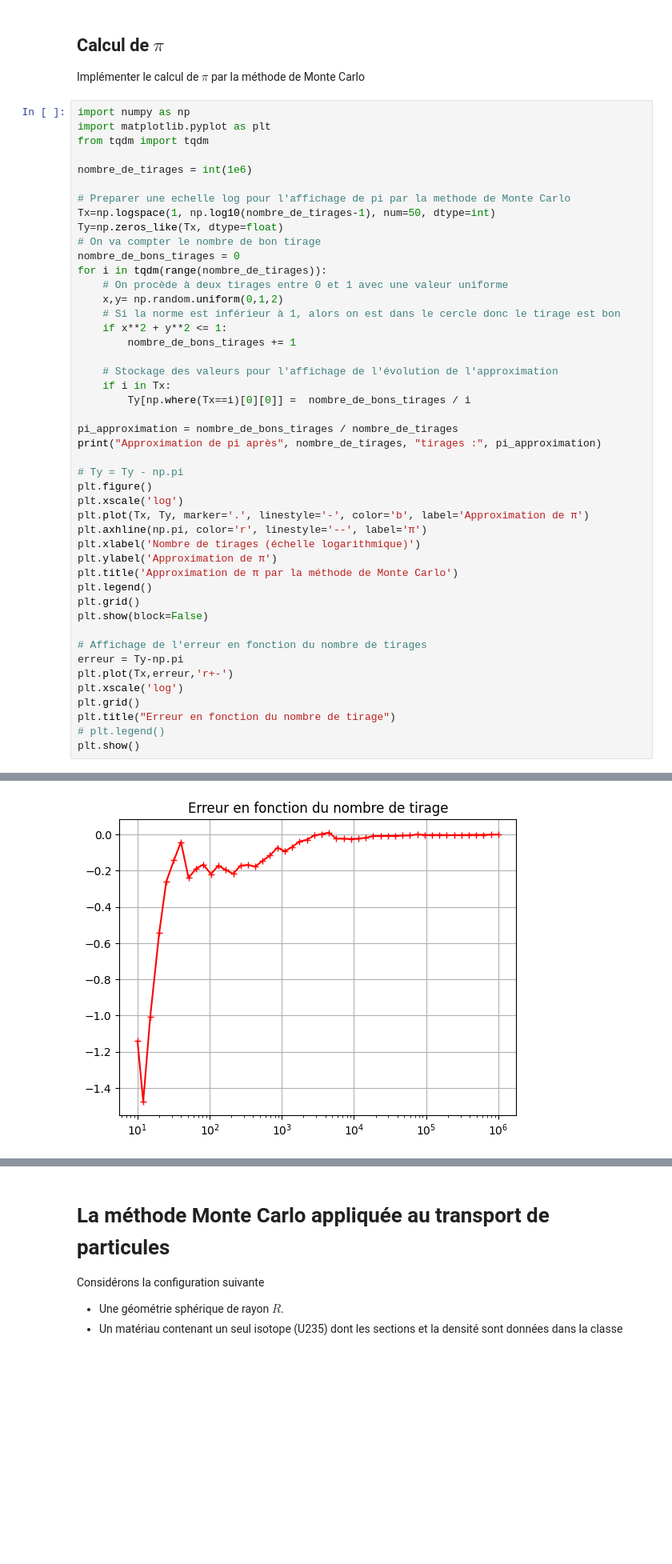
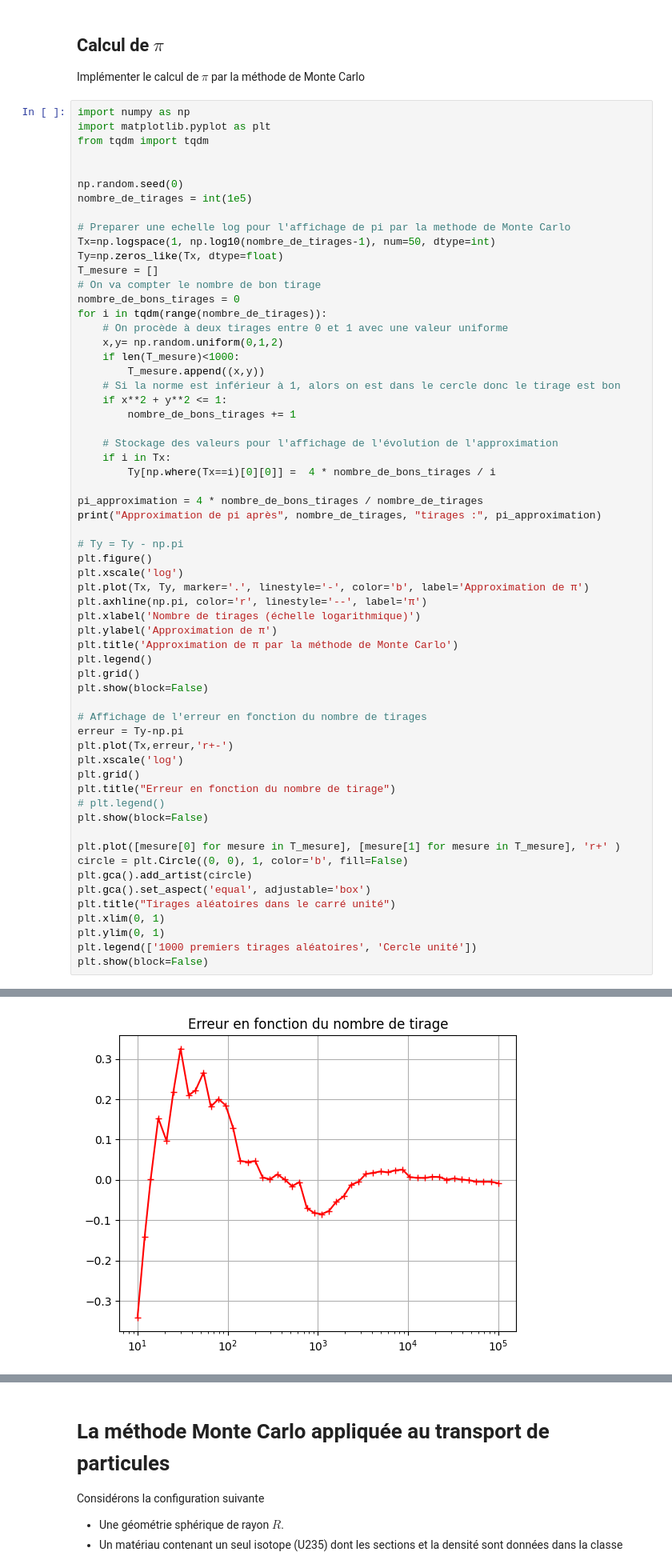
Before and after one commit to atlantis294/neutronic-ensta, a Jupyter notebook: exercices/06_monte_carlo.ipynb, the cells around one changed output, grey strips where cells are left out. Shown at 80% size. Saved outputs shown, nothing was run; the diff lists cells and outputs as text; blank space fills up the shorter version.

```diff
--- a/exercices/06_monte_carlo.ipynb
+++ b/exercices/06_monte_carlo.ipynb
@@ -7,25 +7,30 @@ import numpy as np
 import matplotlib.pyplot as plt
 from tqdm import tqdm
 
-nombre_de_tirages = int(1e6)
+
+np.random.seed(0)
+nombre_de_tirages = int(1e5)
 
 # Preparer une echelle log pour l'affichage de pi par la methode de Monte Carlo
 Tx=np.logspace(1, np.log10(nombre_de_tirages-1), num=50, dtype=int)
 Ty=np.zeros_like(Tx, dtype=float)
+T_mesure = []
 # On va compter le nombre de bon tirage
 nombre_de_bons_tirages = 0
 for i in tqdm(range(nombre_de_tirages)):
     # On procède à deux tirages entre 0 et 1 avec une valeur uniforme
     x,y= np.random.uniform(0,1,2)
+    if len(T_mesure)<1000:
+        T_mesure.append((x,y))
     # Si la norme est inférieur à 1, alors on est dans le cercle donc le tirage est bon
     if x**2 + y**2 <= 1:
         nombre_de_bons_tirages += 1
 
     # Stockage des valeurs pour l'affichage de l'évolution de l'approximation
     if i in Tx:
-        Ty[np.where(Tx==i)[0][0]] =  nombre_de_bons_tirages / i
+        Ty[np.where(Tx==i)[0][0]] =  4 * nombre_de_bons_tirages / i
 
-pi_approximation = nombre_de_bons_tirages / nombre_de_tirages
+pi_approximation = 4 * nombre_de_bons_tirages / nombre_de_tirages
 print("Approximation de pi après", nombre_de_tirages, "tirages :", pi_approximation)
 
 # Ty = Ty - np.pi
@@ -47,5 +52,15 @@ plt.xscale('log')
 plt.grid()
 plt.title("Erreur en fonction du nombre de tirage")
 # plt.legend()
-plt.show()
+plt.show(block=False)
+
+plt.plot([mesure[0] for mesure in T_mesure], [mesure[1] for mesure in T_mesure], 'r+' )
+circle = plt.Circle((0, 0), 1, color='b', fill=False)
+plt.gca().add_artist(circle)
+plt.gca().set_aspect('equal', adjustable='box')
+plt.title("Tirages aléatoires dans le carré unité")
+plt.xlim(0, 1)
+plt.ylim(0, 1)
+plt.legend(['1000 premiers tirages aléatoires', 'Cercle unité'])
+plt.show(block=False)
 # %% [output]
@@ -54 +69 @@ Approximation de pi après 1000000 tirages : 3.141728
-[figure, old version]
+[figure, new version]
```
Also changed, not shown: parts of 4 cells of this notebook, 1 other file.
